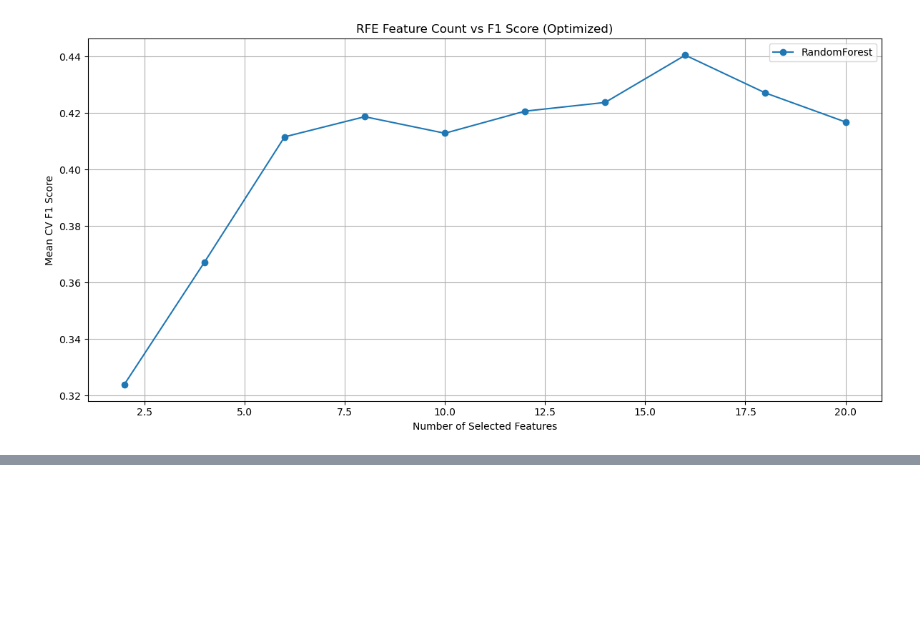
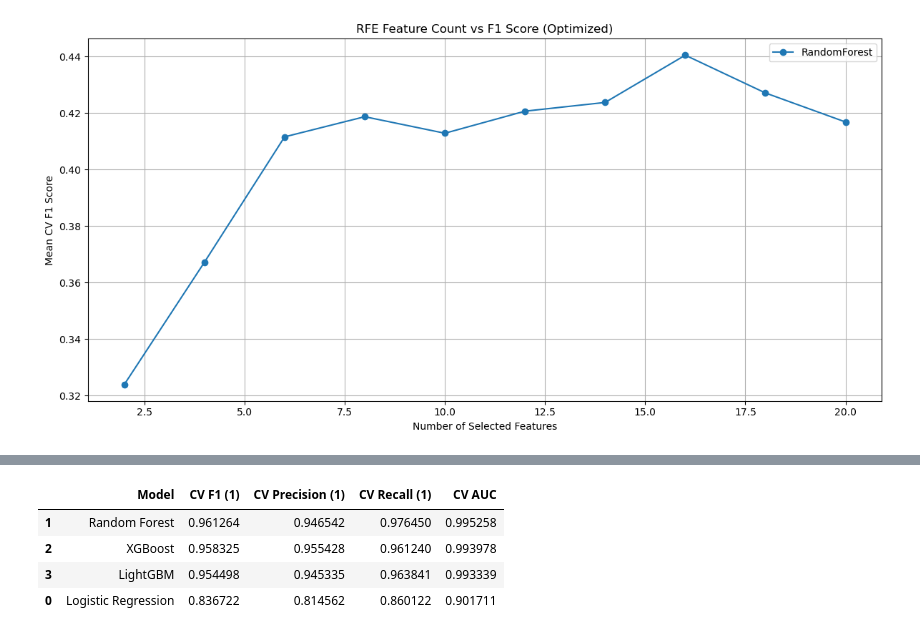
Before and after one commit to Sooihk/Apziva-Project-Term-Deposit-Marketing, a Jupyter notebook: notebooks/term_deposit_marketing.ipynb, the cells around one changed output, grey strips where cells are left out. Drawn from its saved outputs; the diff is of its cells as text; code cells hidden in the pictures; blank space fills up the shorter version.

```diff
--- a/notebooks/term_deposit_marketing.ipynb
+++ b/notebooks/term_deposit_marketing.ipynb
@@ -929,0 +1118,12 @@ From the figures above, we can draw clear insights about monthFrom the feature s
+# %%
+from sklearn.model_selection import train_test_split
+
+# Split the dataset, X is transformed features, y is target
+X_train, X_test, y_train, y_test = train_test_split(
+    X_filtered,
+    #X,
+    y,
+    test_size=0.15,
+    stratify=y,
+    random_state=42
+)
@@ -929,0 +1192,83 @@ From the figures above, we can draw clear insights about monthFrom the feature s
+# %%
+import warnings
+from sklearn.model_selection import StratifiedKFold, cross_val_predict
+from sklearn.linear_model import LogisticRegression
+from sklearn.ensemble import RandomForestClassifier
+from sklearn.tree import DecisionTreeClassifier
+from sklearn.svm import SVC
+from sklearn.naive_bayes import GaussianNB
+from sklearn.neighbors import KNeighborsClassifier
+from sklearn.metrics import classification_report, roc_auc_score
+from xgboost import XGBClassifier
+from lightgbm import LGBMClassifier
+import pandas as pd
+import numpy as np
+
+# Suppress XGBoost and LightGBM warnings
+warnings.filterwarnings("ignore", category=UserWarning)
+import logging
+logging.getLogger("lightgbm").setLevel(logging.ERROR)
+
+
+def cross_validated_model_scores(X, y):
+    random_seed = 42
+    cv = StratifiedKFold(n_splits=5, shuffle=True, random_state=random_seed)
+    cv_results = []
+
+    # Feature subsets for XGBoost and LightGBM
+    xgb_features = [
+        'duration', 'month_sin', 'month_cos', 'housing', 'contact_telephone',
+        'day', 'job_unemployed', 'marital_single', 'loan', 'job_services', 'job_blue-collar', 'campaign', 'job_management', 'education_tertiary',
+        'job_technician'
+    ]
+    lgbm_features = [
+        'duration', 'month_sin', 'month_cos', 'housing', 'contact_telephone',
+        'day', 'job_unemployed', 'marital_single', 'loan', 'job_services', 'job_blue-collar', 'campaign', 'job_management'
+    ]
+
+    # Define models
+    models = {
+        'Logistic Regression': LogisticRegression(random_state=random_seed, max_iter=1000),
+        'Random Forest': RandomForestClassifier(random_state=random_seed),
+        'XGBoost': XGBClassifier(eval_metric='logloss', use_label_encoder=False, verbosity=0, random_state=random_seed),
+        'LightGBM': LGBMClassifier(verbosity=-1, random_state=random_seed),
+        #'Decision Tree': DecisionTreeClassifier(random_state=random_seed),
+        #'Support Vector Machine': SVC(probability=True),
+        #'Naive Bayes': GaussianNB(),
+        #'K-Nearest Neighbors': KNeighborsClassifier(),
+    }
+
+    for name, model in models.items():
+        # Select features per model
+        if name == 'XGBoost':
+            X_use = X[xgb_features]
+        elif name == 'LightGBM':
+            X_use = X[xgb_features]
+        else:
+            X_use = X
+        #X_use = X
+
+        # Generate cross-validated predictions
+        y_cv_pred = cross_val_predict(model, X_use, y, cv=cv, method='predict')
+        y_cv_proba = cross_val_predict(model, X_use, y, cv=cv, method='predict_proba')[:, 1]
+
+        # Generate classification report
+        report = classification_report(y, y_cv_pred, output_dict=True)
+        auc = roc_auc_score(y, y_cv_proba)
+
+        cv_results.append({
+            'Model': name,
+            'CV F1 (1)': report['1']['f1-score'],
+            'CV Precision (1)': report['1']['precision'],
+            'CV Recall (1)': report['1']['recall'],
+            'CV AUC': auc
+        })
+
+    results_df = pd.DataFrame(cv_results).sort_values(by='CV F1 (1)', ascending=False)
+    print("Cross-Validated Model Performance")
+    display(results_df)
+    return results_df
+
+# Example run:
+cv_models = cross_validated_model_scores(smote_X, smote_Y)
+# %% [output]
@@ -929,0 +1276,5 @@ From the figures above, we can draw clear insights about monthFrom the feature s
+|  | Model | CV F1 (1) | CV Precision (1) | CV Recall (1) | CV AUC |
+| 1 | Random Forest | 0.961264 | 0.946542 | 0.976450 | 0.995258 |
+| 2 | XGBoost | 0.958325 | 0.955428 | 0.961240 | 0.993978 |
+| 3 | LightGBM | 0.954498 | 0.945335 | 0.963841 | 0.993339 |
+| 0 | Logistic Regression | 0.836722 | 0.814562 | 0.860122 | 0.901711 |
```
Also changed, not shown: parts of 17 cells of this notebook.
